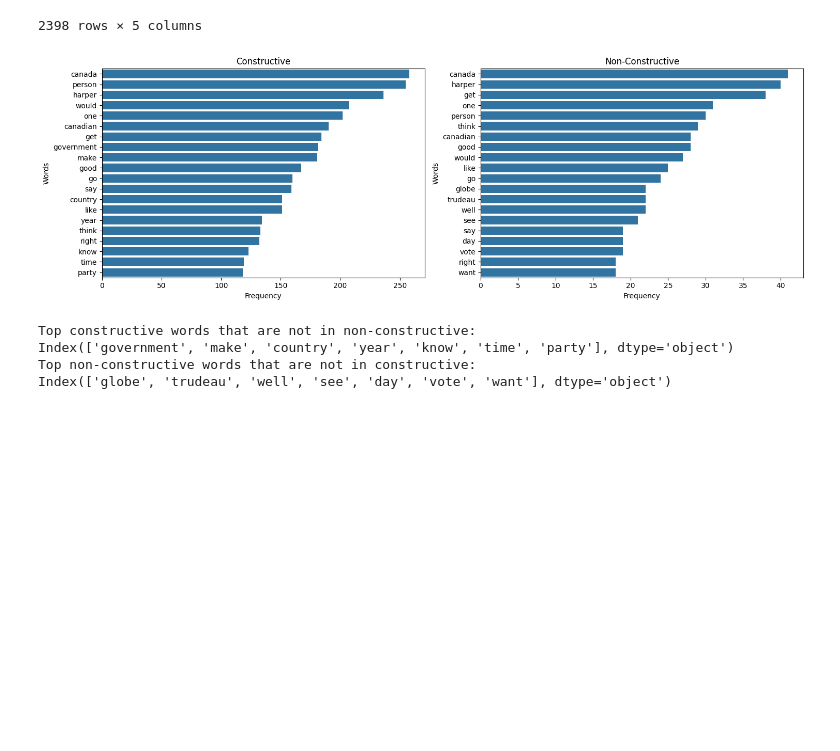
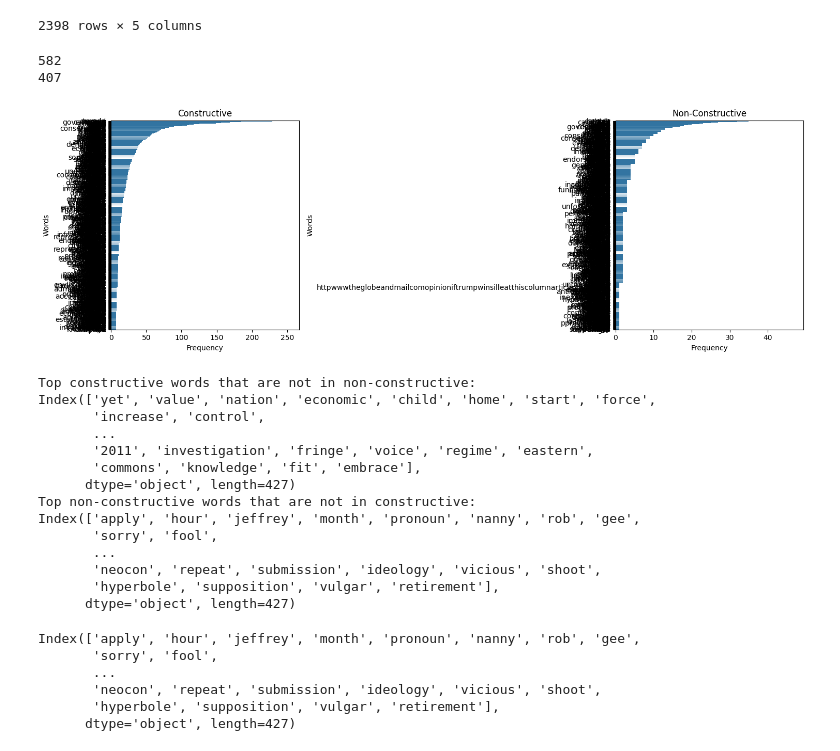
Before and after one commit to UgoLabbe/NLP-DetecConstComm-project, a Jupyter notebook: full_project/tests_inputs/Milestone2_tests_inputs_NN.ipynb, the cells around one changed output. Drawn from its saved outputs; the diff is of its cells as text; code cells hidden in the pictures; blank space fills up the shorter version.

Commit message:
Update constructive and non-constructive vocabulary

```diff
--- a/full_project/tests_inputs/Milestone2_tests_inputs_NN.ipynb
+++ b/full_project/tests_inputs/Milestone2_tests_inputs_NN.ipynb
@@ -424,28 +424,52 @@ constructive = all_correct[all_correct['constructive'] == 1]
 # %%
 # All correct constructive test 1
 all_correct_constructive_t1 = constructive["text_1"]
 all_correct_non_constructive_t1 = non_constructive["text_1"]
 
-common_constructive_words_t1 = (get_most_common_words(all_correct_constructive_t1, 20))
-common_non_constructive_words_t1 = (get_most_common_words(all_correct_non_constructive_t1, 20))
+print(len(all_correct_constructive_t1))
+print(len(all_correct_non_constructive_t1))
+
+common_constructive_words_t1 = (get_most_common_words(all_correct_constructive_t1, 1000))
+common_non_constructive_words_t1 = (get_most_common_words(all_correct_non_constructive_t1, 1000))
 
 plot_most_common_words(common_constructive_words_t1, common_non_constructive_words_t1)
 
 # Constructive words that are not in non-constructive
 constructive_words_t1 = common_constructive_words_t1.index
 non_constructive_words_t1 = common_non_constructive_words_t1.index
 
 top_only_constructive_t1 = constructive_words_t1[~constructive_words_t1.isin(non_constructive_words_t1)]
 top_only_non_constructive_t1 = non_constructive_words_t1[~non_constructive_words_t1.isin(constructive_words_t1)]
 
 print("Top constructive words that are not in non-constructive:")
 print(top_only_constructive_t1)
 
 print("Top non-constructive words that are not in constructive:")
 print(top_only_non_constructive_t1)
 # %% [output]
+582
+407
-[figure, old version]
+[figure, new version]
-Top constructive words that are not in non-constructive:
-Index(['government', 'make', 'country', 'year', 'know', 'time', 'party'], dtype='object')
-Top non-constructive words that are not in constructive:
-Index(['globe', 'trudeau', 'well', 'see', 'day', 'vote', 'want'], dtype='object')
+Top constructive words that are not in non-constructive:
+Index(['yet', 'value', 'nation', 'economic', 'child', 'home', 'start', 'force',
+       'increase', 'control',
+       ...
+       '2011', 'investigation', 'fringe', 'voice', 'regime', 'eastern',
+       'commons', 'knowledge', 'fit', 'embrace'],
+      dtype='object', length=427)
+Top non-constructive words that are not in constructive:
+Index(['apply', 'hour', 'jeffrey', 'month', 'pronoun', 'nanny', 'rob', 'gee',
+       'sorry', 'fool',
+       ...
+       'neocon', 'repeat', 'submission', 'ideology', 'vicious', 'shoot',
+       'hyperbole', 'supposition', 'vulgar', 'retirement'],
+      dtype='object', length=427)
+# %%
+print(top_only_non_constructive_t1)
+# %% [output]
+Index(['apply', 'hour', 'jeffrey', 'month', 'pronoun', 'nanny', 'rob', 'gee',
+       'sorry', 'fool',
+       ...
+       'neocon', 'repeat', 'submission', 'ideology', 'vicious', 'shoot',
+       'hyperbole', 'supposition', 'vulgar', 'retirement'],
+      dtype='object', length=427)
```
Also changed, not shown: parts of 11 cells of this notebook, 4 other files.
